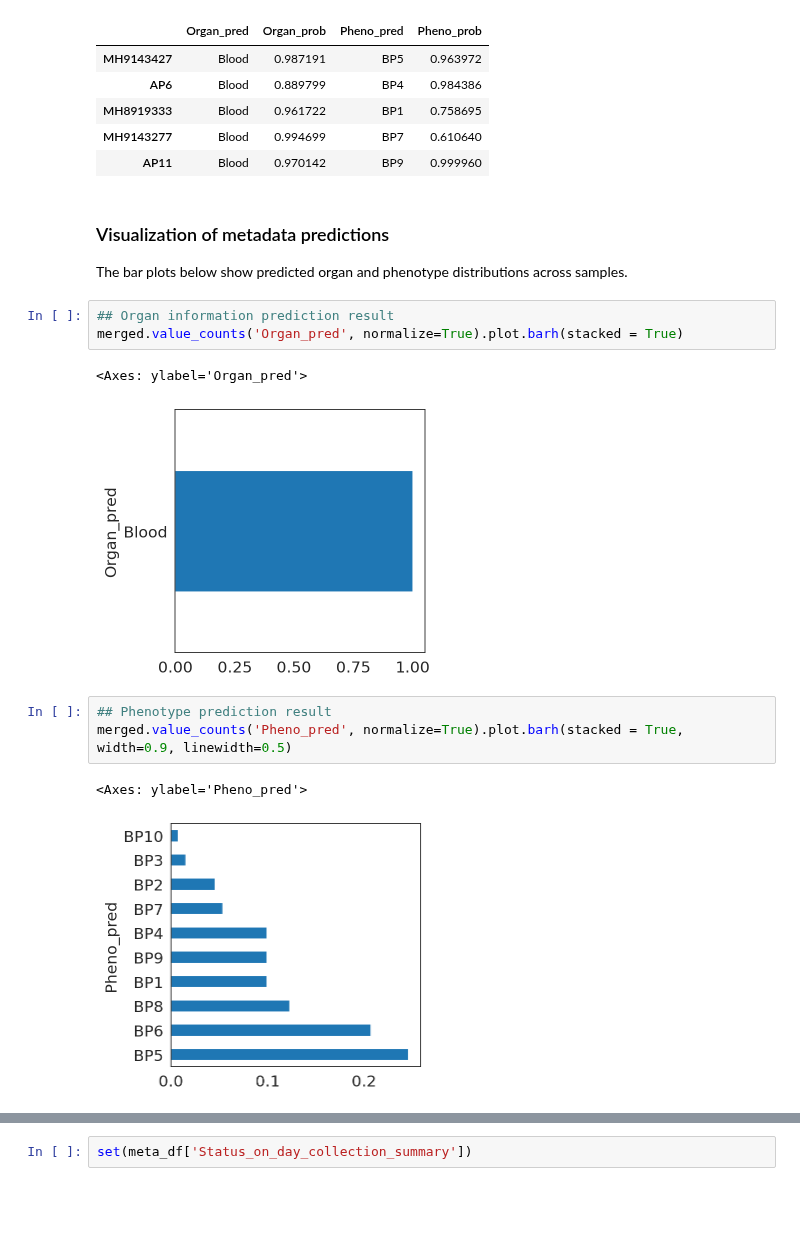
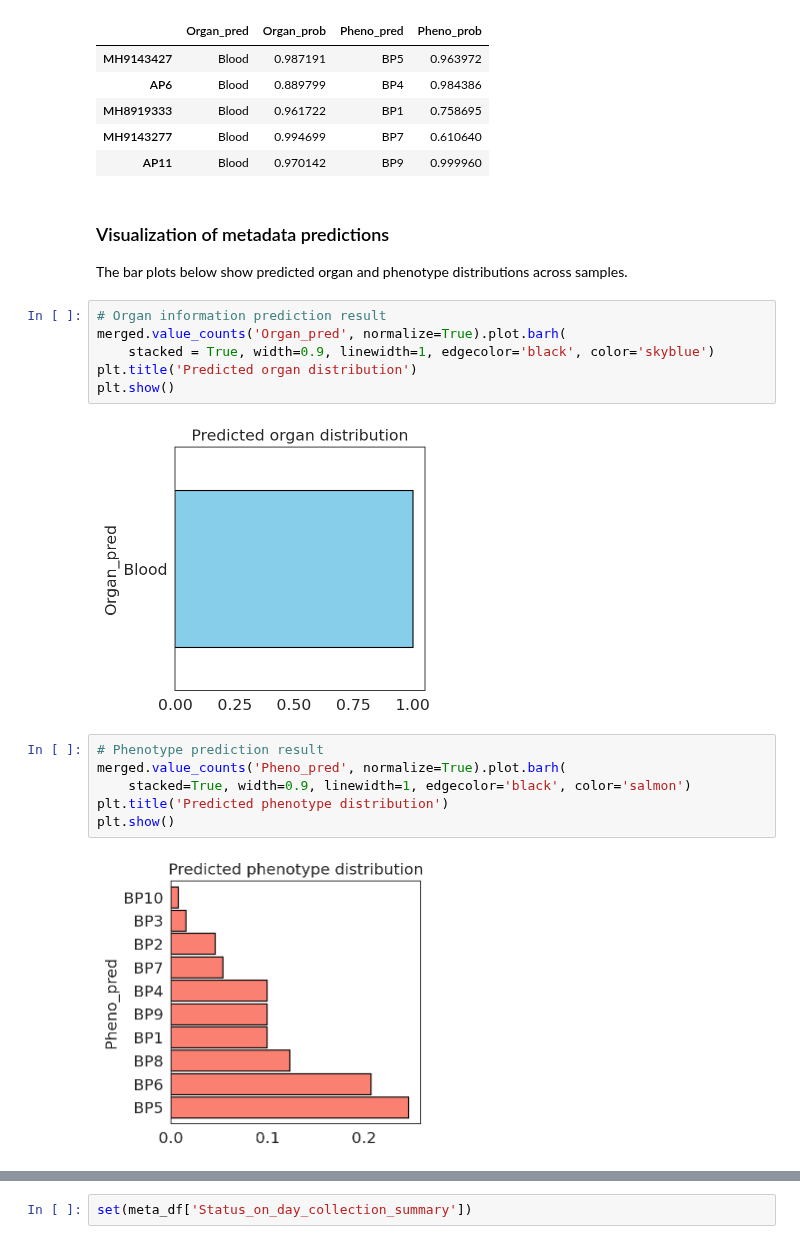
Before and after one commit to srkim727/pangeapy, a Jupyter notebook: docs/02_vignette_meta_annotation.ipynb, the cells around one changed output, grey strips where cells are left out. Saved outputs shown, nothing was run; the diff lists cells and outputs as text; blank space fills up the shorter version.

```diff
--- a/docs/02_vignette_meta_annotation.ipynb
+++ b/docs/02_vignette_meta_annotation.ipynb
@@ -254,19 +294,23 @@ merged.head()
 | MH8919333 | Blood | 0.961722 | BP1 | 0.758695 |
 | MH9143277 | Blood | 0.994699 | BP7 | 0.610640 |
 | AP11 | Blood | 0.970142 | BP9 | 0.999960 |
-# %% [markdown]
-### Visualization of metadata predictions
-
-The bar plots below show predicted organ and phenotype distributions across samples.
+# %% [markdown]
+### Visualization of metadata predictions
+
+The bar plots below show predicted organ and phenotype distributions across samples.
 # %%
-## Organ information prediction result
-merged.value_counts('Organ_pred', normalize=True).plot.barh(stacked = True)
+# Organ information prediction result
+merged.value_counts('Organ_pred', normalize=True).plot.barh(
+    stacked = True, width=0.9, linewidth=1, edgecolor='black', color='skyblue')
+plt.title('Predicted organ distribution')
+plt.show()
 # %% [output]
-<Axes: ylabel='Organ_pred'>
-[figure, old version]
+[figure, new version]
 # %%
-## Phenotype prediction result
-merged.value_counts('Pheno_pred', normalize=True).plot.barh(stacked = True, width=0.9, linewidth=0.5)
+# Phenotype prediction result
+merged.value_counts('Pheno_pred', normalize=True).plot.barh(
+    stacked=True, width=0.9, linewidth=1, edgecolor='black', color='salmon')
+plt.title('Predicted phenotype distribution')
+plt.show()
 # %% [output]
-<Axes: ylabel='Pheno_pred'>
-[figure, old version]
+[figure, new version]
```
Also changed, not shown: parts of 34 cells of this notebook.
